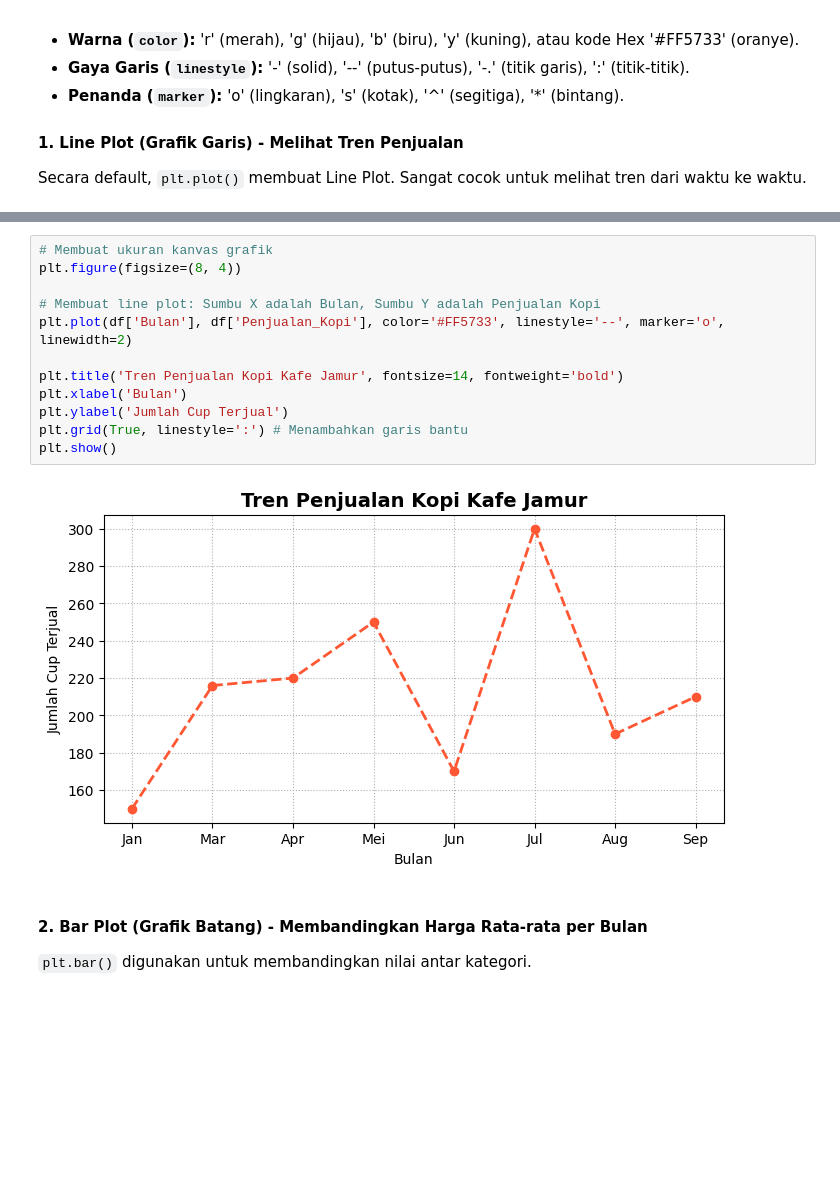
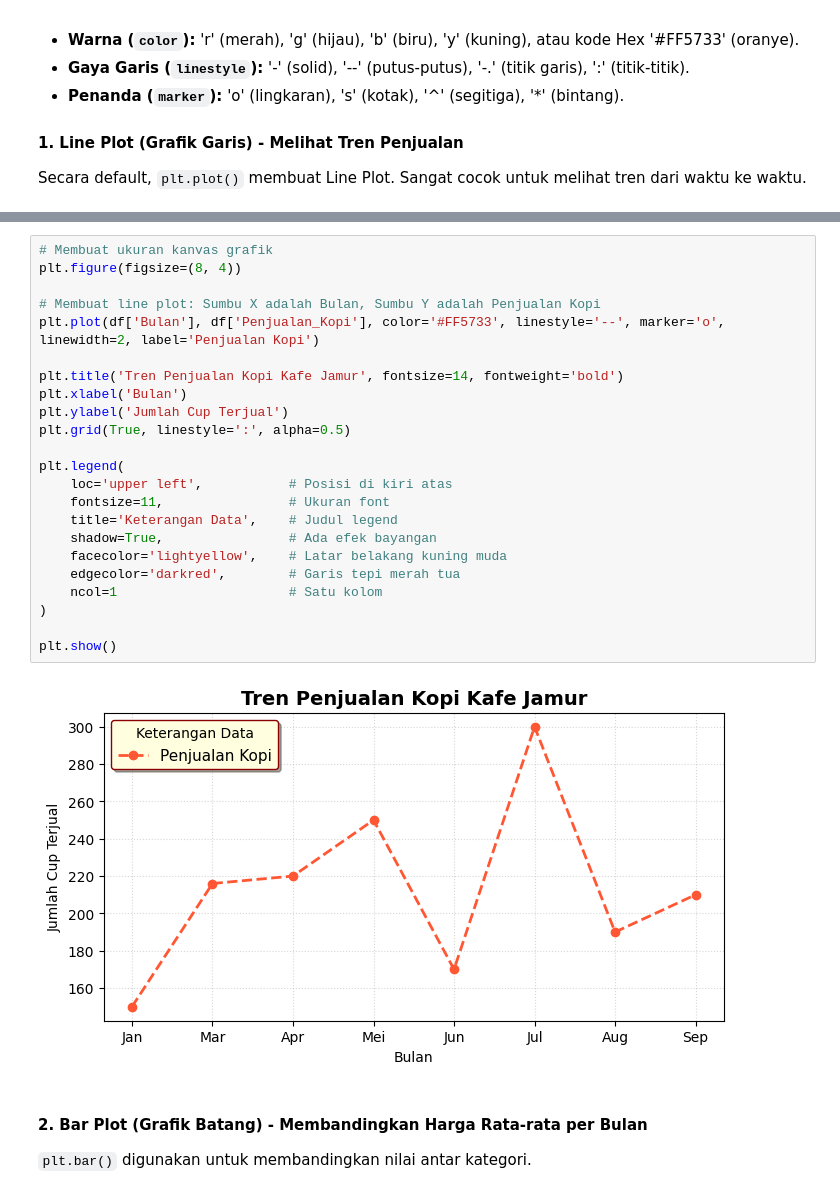
Before and after one commit to naawra/Pertemuan3_SCPK, a Jupyter notebook: pertemuan 3 (visual&cleaning)/materi.ipynb, the cells around one changed output, grey strips where cells are left out. Drawn from its saved outputs; the diff is of its cells as text; blank space fills up the shorter version.

Commit message:
add legend

```diff
--- a/pertemuan 3 (visual&cleaning)/materi.ipynb
+++ b/pertemuan 3 (visual&cleaning)/materi.ipynb
@@ -148,17 +161,28 @@ Secara default, `plt.plot()` membuat Line Plot. Sangat cocok untuk melihat tren
 # %%
 # Membuat ukuran kanvas grafik
 plt.figure(figsize=(8, 4))
 
 # Membuat line plot: Sumbu X adalah Bulan, Sumbu Y adalah Penjualan Kopi
-plt.plot(df['Bulan'], df['Penjualan_Kopi'], color='#FF5733', linestyle='--', marker='o', linewidth=2)
+plt.plot(df['Bulan'], df['Penjualan_Kopi'], color='#FF5733', linestyle='--', marker='o', linewidth=2, label='Penjualan Kopi')
 
 plt.title('Tren Penjualan Kopi Kafe Jamur', fontsize=14, fontweight='bold')
 plt.xlabel('Bulan')
 plt.ylabel('Jumlah Cup Terjual')
-plt.grid(True, linestyle=':') # Menambahkan garis bantu
+plt.grid(True, linestyle=':', alpha=0.5)
+
+plt.legend(
+    loc='upper left',           # Posisi di kiri atas
+    fontsize=11,                # Ukuran font
+    title='Keterangan Data',    # Judul legend
+    shadow=True,                # Ada efek bayangan
+    facecolor='lightyellow',    # Latar belakang kuning muda
+    edgecolor='darkred',        # Garis tepi merah tua
+    ncol=1                      # Satu kolom
+)
+
 plt.show()
 # %% [output]
-[figure, old version]
+[figure, new version]
 # %% [markdown]
 #### 2. Bar Plot (Grafik Batang) - Membandingkan Harga Rata-rata per Bulan
 `plt.bar()` digunakan untuk membandingkan nilai antar kategori.
```
Also changed, not shown: parts of 2 cells of this notebook.
